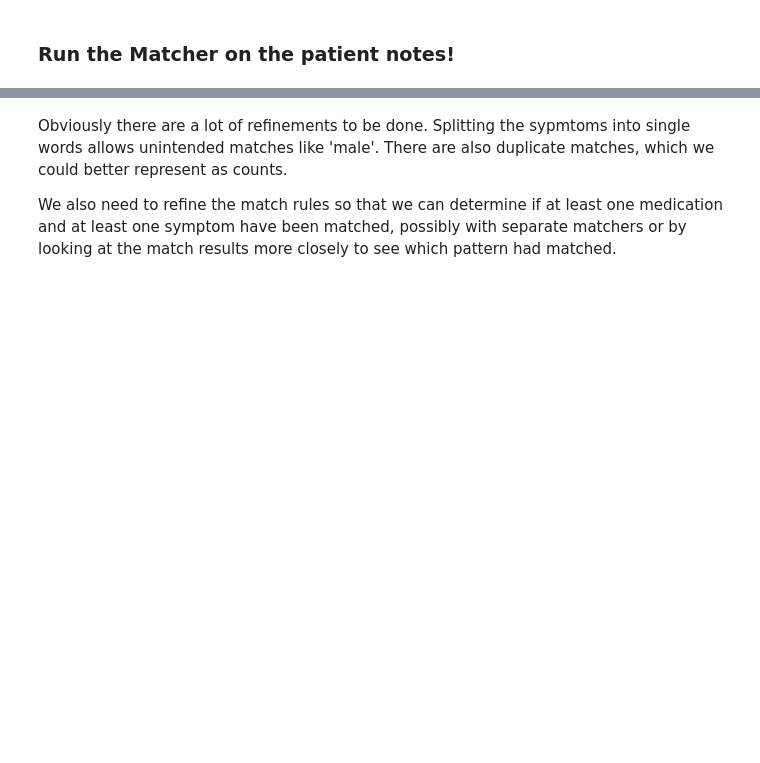
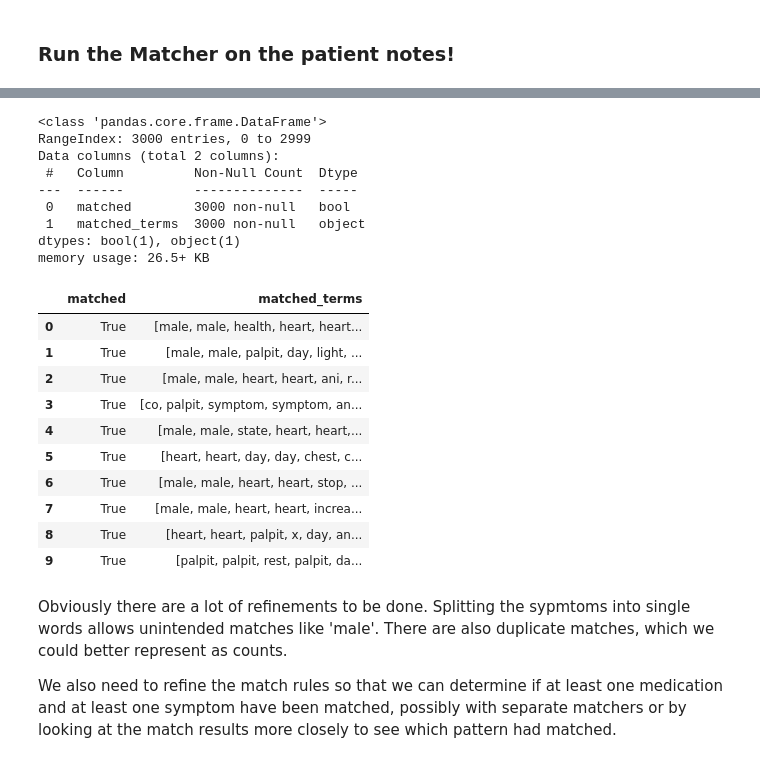
Before and after one commit to LaurenMadar/NLP-AdverseEvents, a Jupyter notebook: Final_Part2_llm.ipynb, the cells around one changed output, grey strips where cells are left out. Drawn from its saved outputs; the diff is of its cells as text; code cells hidden in the pictures; blank space fills up the shorter version.

```diff
--- a/Final_Part2_llm.ipynb
+++ b/Final_Part2_llm.ipynb
@@ -316,7 +316,7 @@ get_matched_terms(doc, matches)
 # %%
 results = []
 result_terms = []
-entries = patnotes_df['norm_corpus']
+entries = patnotes_df['norm_corpus'].head(3000)
 
 for patient_note in entries:
     pn_doc = nlp(patient_note)
@@ -324,3 +324,5 @@ for patient_note in entries:
     pn_terms = get_matched_terms(pn_doc, pn_matches)
     results.append(len(pn_matches)>0)
     result_terms.append(pn_terms)
+    if len(results)%100 == 0:
+        print('Finished item ',len(results))
@@ -333,0 +347,6 @@ patnotes_df.describe()
+# %%
+results_df = pd.DataFrame()
+results_df['matched'] = results
+results_df['matched_terms']= result_terms
+
+results_df.info()
@@ -334,3 +363,26 @@ patnotes_df.describe()
+# %%
+results_df.head(10)
+# %% [output]
+<class 'pandas.core.frame.DataFrame'>
+RangeIndex: 3000 entries, 0 to 2999
+Data columns (total 2 columns):
+ #   Column         Non-Null Count  Dtype
+---  ------         --------------  -----
+ 0   matched        3000 non-null   bool
+ 1   matched_terms  3000 non-null   object
+dtypes: bool(1), object(1)
+memory usage: 26.5+ KB
+|  | matched | matched_terms |
+| 0 | True | [male, male, health, heart, heart... |
+| 1 | True | [male, male, palpit, day, light, ... |
+| 2 | True | [male, male, heart, heart, ani, r... |
+| 3 | True | [co, palpit, symptom, symptom, an... |
+| 4 | True | [male, male, state, heart, heart,... |
+| 5 | True | [heart, heart, day, day, chest, c... |
+| 6 | True | [male, male, heart, heart, stop, ... |
+| 7 | True | [male, male, heart, heart, increa... |
+| 8 | True | [heart, heart, palpit, x, day, an... |
+| 9 | True | [palpit, palpit, rest, palpit, da... |
 # %% [markdown]
 Obviously there are a lot of refinements to be done.  Splitting the sypmtoms into single words allows unintended matches like 'male'.  There are also duplicate matches, which we could better represent as counts.
 
```
Also changed, not shown: parts of 3 cells of this notebook.
